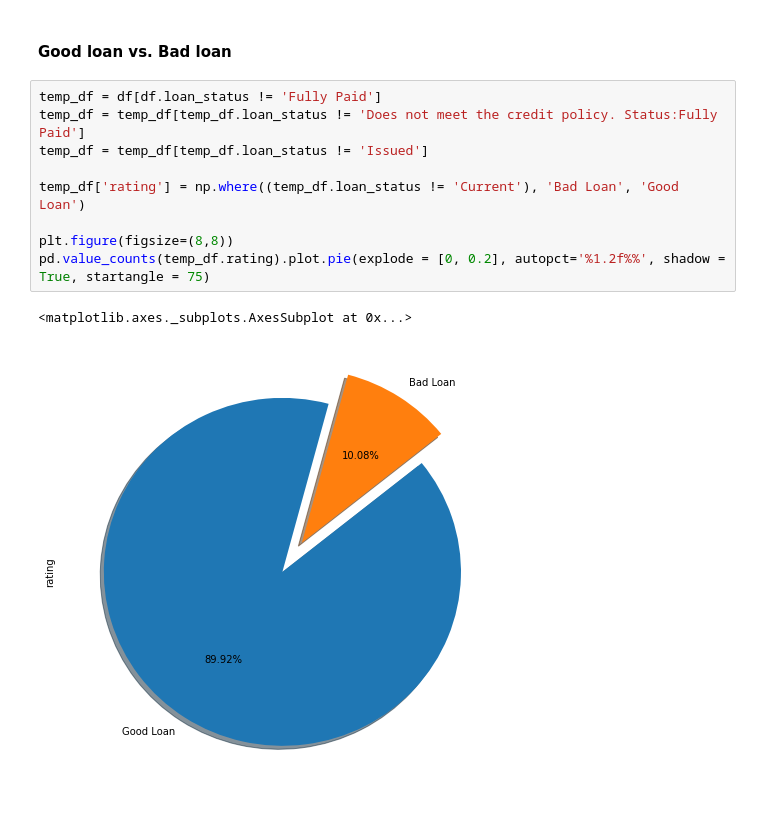
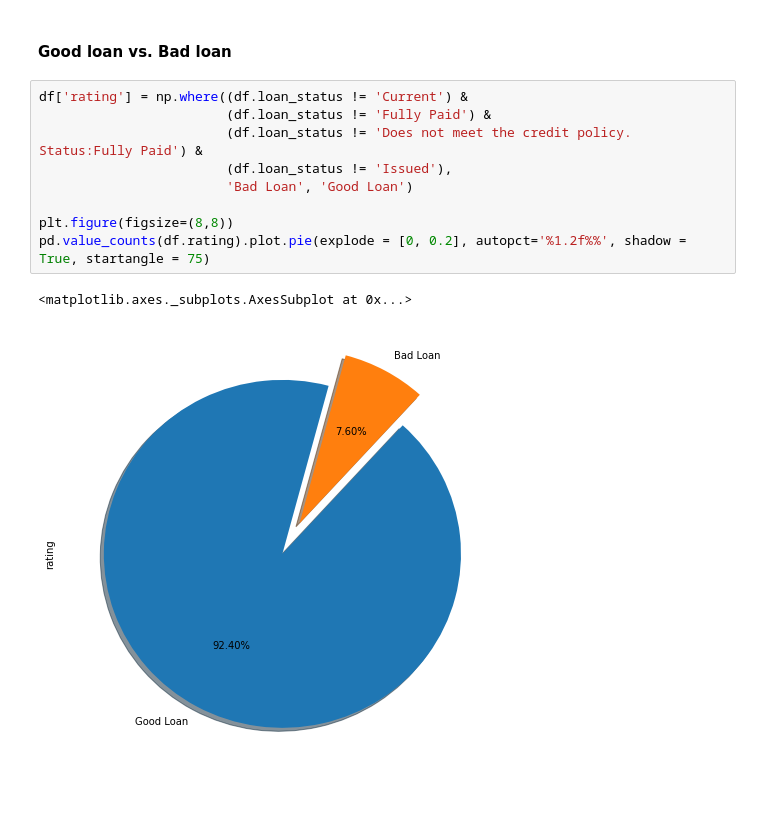
Before and after one commit to akshitvjain/LoanExtensionAnalysis, a Jupyter notebook: data_exploration.ipynb, the cells around one changed output. Drawn from its saved outputs; the diff is of its cells as text.

```diff
--- a/data_exploration.ipynb
+++ b/data_exploration.ipynb
@@ -98,14 +98,14 @@ sns.barplot(df.year,df.loan_amnt)
 # %% [markdown]
 <h4> Good loan vs. Bad loan </h4>
 # %%
-temp_df = df[df.loan_status != 'Fully Paid']
-temp_df = temp_df[temp_df.loan_status != 'Does not meet the credit policy. Status:Fully Paid']
-temp_df = temp_df[temp_df.loan_status != 'Issued']
-
-temp_df['rating'] = np.where((temp_df.loan_status != 'Current'), 'Bad Loan', 'Good Loan')
+df['rating'] = np.where((df.loan_status != 'Current') &
+                        (df.loan_status != 'Fully Paid') &
+                        (df.loan_status != 'Does not meet the credit policy. Status:Fully Paid') &
+                        (df.loan_status != 'Issued'),
+                        'Bad Loan', 'Good Loan')
 
 plt.figure(figsize=(8,8))
-pd.value_counts(temp_df.rating).plot.pie(explode = [0, 0.2], autopct='%1.2f%%', shadow = True, startangle = 75)
+pd.value_counts(df.rating).plot.pie(explode = [0, 0.2], autopct='%1.2f%%', shadow = True, startangle = 75)
 # %% [output]
 <matplotlib.axes._subplots.AxesSubplot at 0x...>
-[figure, old version]
+[figure, new version]
```
Also changed, not shown: parts of 9 cells of this notebook.
